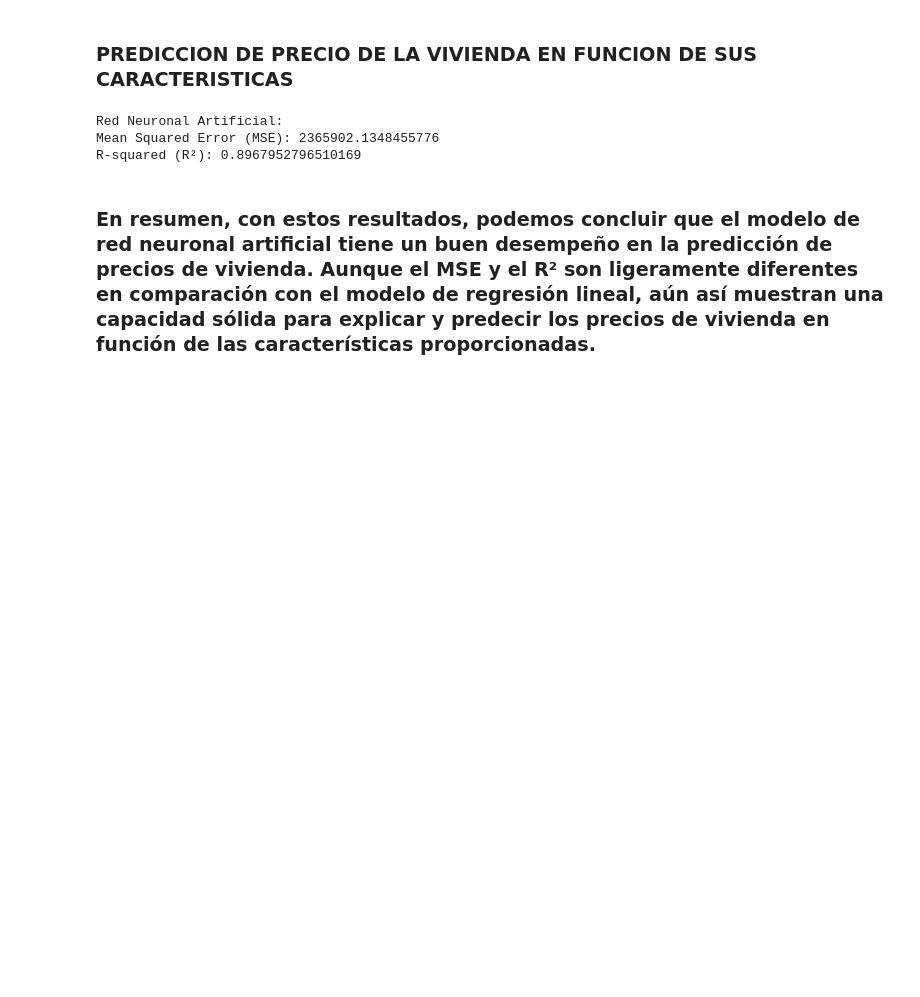
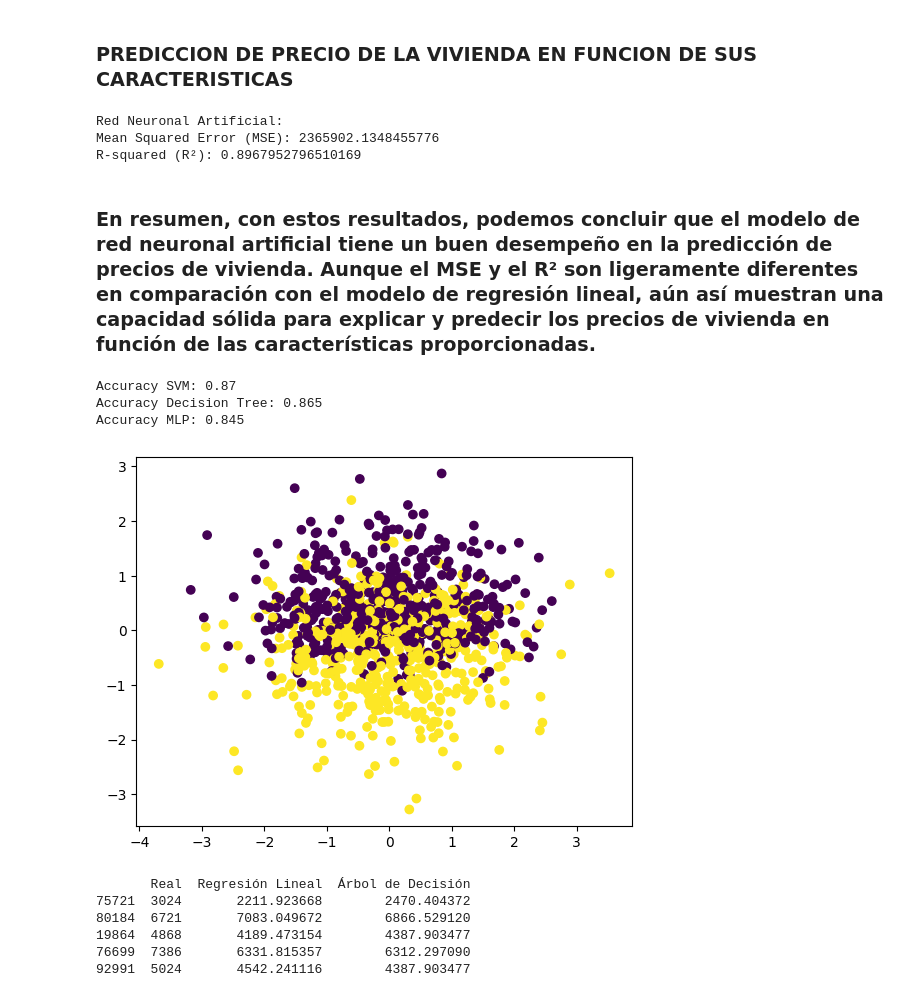
Before and after one commit to ancarye/proyecto_bedu_mod_4, a Jupyter notebook: Untitled.ipynb, the cells around one changed output. Cells and saved outputs as stored; diff of their text form; code cells hidden in the pictures; blank space fills up the shorter version.

```diff
--- a/Untitled.ipynb
+++ b/Untitled.ipynb
@@ -311,3 +294,70 @@ Mean Squared Error (MSE): 2365902.1348455776
 R-squared (R²): 0.8967952796510169
 # %% [markdown]
 ### En resumen, con estos resultados, podemos concluir que el modelo de red neuronal artificial tiene un buen desempeño en la predicción de precios de vivienda. Aunque el MSE y el R² son ligeramente diferentes en comparación con el modelo de regresión lineal, aún así muestran una capacidad sólida para explicar y predecir los precios de vivienda en función de las características proporcionadas.
+# %%
+from sklearn.datasets import make_classification
+from sklearn.model_selection import train_test_split
+from sklearn.svm import SVC
+from sklearn.tree import DecisionTreeClassifier
+from sklearn.neural_network import MLPClassifier
+from sklearn.metrics import accuracy_score
+# Paso 1: Generar datos de clasificación sintéticos
+X, y = make_classification(n_samples=1000, n_features=20, n_classes=2, random_state=42)
+
+# Paso 2: Dividir los datos en conjuntos de entrenamiento y prueba
+X_train, X_test, y_train, y_test = train_test_split(X, y, test_size=0.2, random_state=42)
+
+# Paso 3: Entrenar los clasificadores
+svm_classifier = SVC(kernel='linear')
+svm_classifier.fit(X_train, y_train)
+
+dt_classifier = DecisionTreeClassifier()
+dt_classifier.fit(X_train, y_train)
+
+mlp_classifier = MLPClassifier(hidden_layer_sizes=(100, 50), max_iter=1000)
+mlp_classifier.fit(X_train, y_train)
+
+# Paso 4: Evaluar el rendimiento de los clasificadores
+svm_accuracy = accuracy_score(y_test, svm_classifier.predict(X_test))
+dt_accuracy = accuracy_score(y_test, dt_classifier.predict(X_test))
+mlp_accuracy = accuracy_score(y_test, mlp_classifier.predict(X_test))
+
+# Paso 5: Comparar los resultados
+print("Accuracy SVM:", svm_accuracy)
+print("Accuracy Decision Tree:", dt_accuracy)
+print("Accuracy MLP:", mlp_accuracy)
+# %% [output]
+Accuracy SVM: 0.87
+Accuracy Decision Tree: 0.865
+Accuracy MLP: 0.845
+# %%
+import numpy as np
+from matplotlib import pyplot as plt
+from sklearn.model_selection import train_test_split
+
+
+# Visualización de los datos (solo para propósitos ilustrativos)
+plt.scatter(X[:, 0], X[:, 1], c=y)
+plt.show()
+
+# División en conjuntos de entrenamiento y prueba
+X_train, X_test, y_train, y_test = train_test_split(X, y, test_size=0.4, random_state=42)
+# %% [output]
+[figure, added]
+# %%
+# Crear un DataFrame con las predicciones y los valores reales
+predictions_df = pd.DataFrame({
+    'Real': y_test,
+    'Regresión Lineal': y_pred_lr,
+    'Árbol de Decisión': y_pred_tree
+})
+
+# Mostrar las primeras filas del DataFrame
+print(predictions_df.head())
+# %% [output]
+       Real  Regresión Lineal  Árbol de Decisión
+75721  3024       2211.923668        2470.404372
+80184  6721       7083.049672        6866.529120
+19864  4868       4189.473154        4387.903477
+76699  7386       6331.815357        6312.297090
+92991  5024       4542.241116        4387.903477
```
Also changed, not shown: parts of 2 cells of this notebook, 1 other file.
